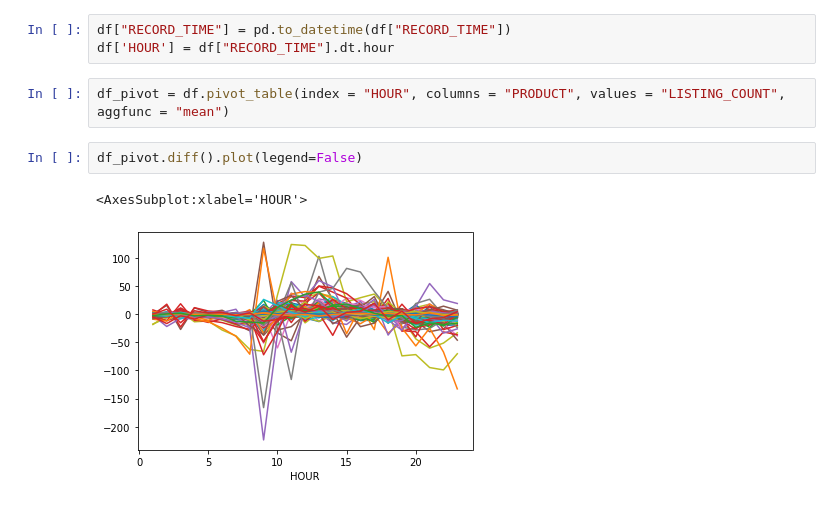
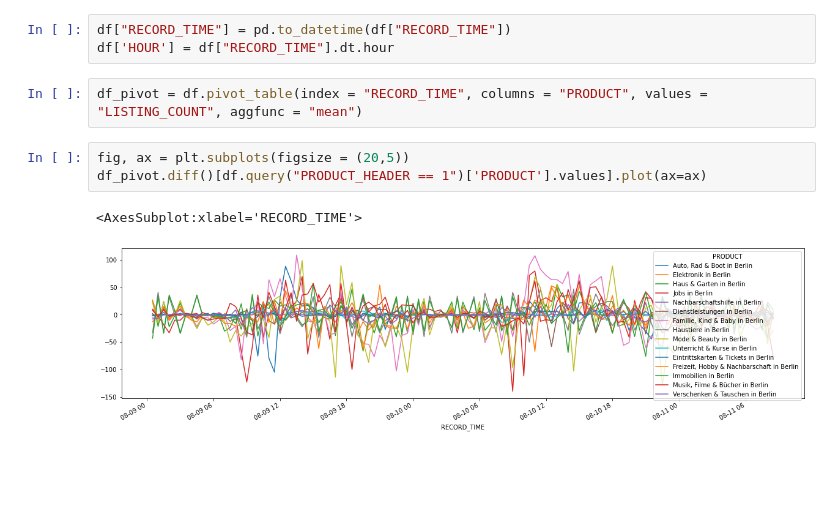
Before and after one commit to carbonleakage/UsedObjects, a Jupyter notebook: eBay_Detailed.ipynb, the cells around one changed output. Cells and saved outputs as stored; diff of their text form; blank space fills up the shorter version.

```diff
--- a/eBay_Detailed.ipynb
+++ b/eBay_Detailed.ipynb
@@ -10,9 +10,10 @@ df = pd.read_sql("select * from EBAY_TOP_BERLIN", sqlite3.connect("UsedObjects.d
 df["RECORD_TIME"] = pd.to_datetime(df["RECORD_TIME"])
 df['HOUR'] = df["RECORD_TIME"].dt.hour
 # %%
-df_pivot = df.pivot_table(index = "HOUR", columns = "PRODUCT", values = "LISTING_COUNT", aggfunc = "mean")
+df_pivot = df.pivot_table(index = "RECORD_TIME", columns = "PRODUCT", values = "LISTING_COUNT", aggfunc = "mean")
-# %%
-df_pivot.diff().plot(legend=False)
-# %% [output]
-<AxesSubplot:xlabel='HOUR'>
-[figure, removed]
+# %%
+fig, ax = plt.subplots(figsize = (20,5))
+df_pivot.diff()[df.query("PRODUCT_HEADER == 1")['PRODUCT'].values].plot(ax=ax)
+# %% [output]
+<AxesSubplot:xlabel='RECORD_TIME'>
+[figure, added]
```
Also changed, not shown: 2 other files.
